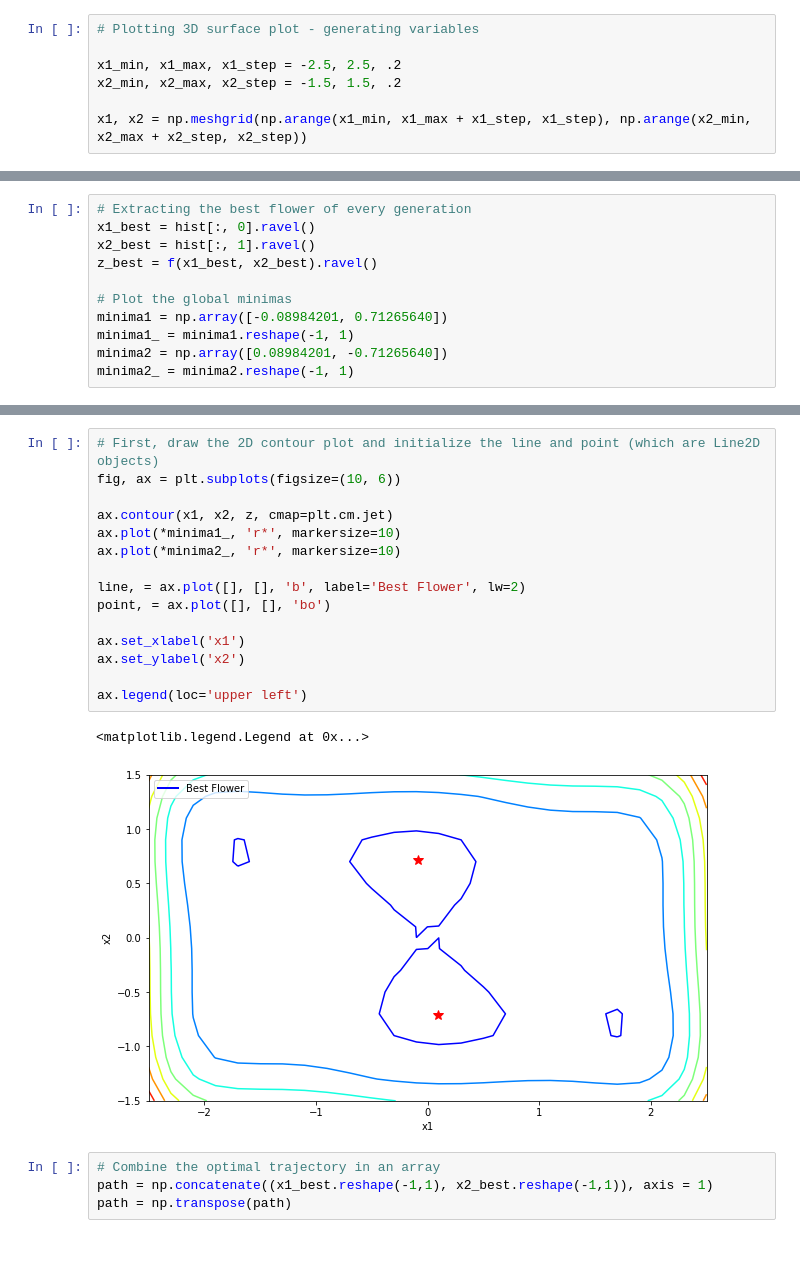
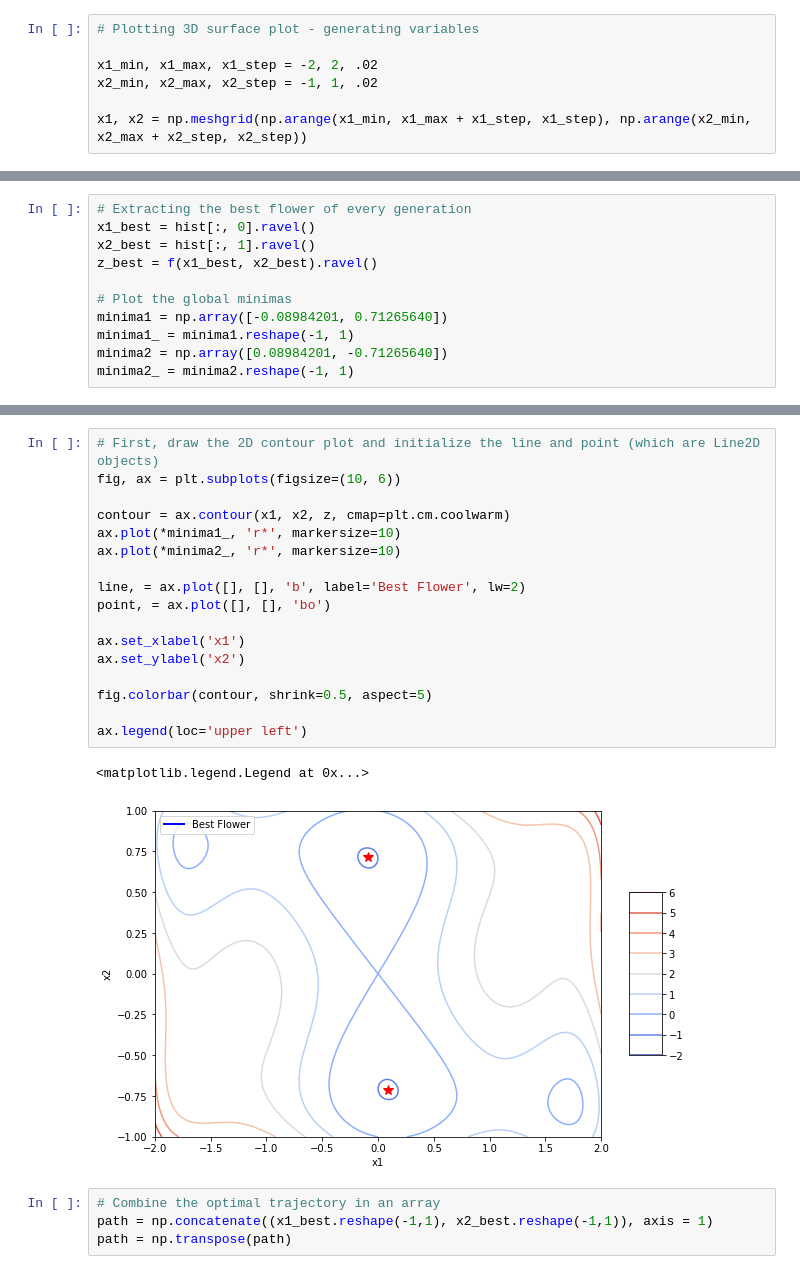
Before and after one commit to GilbertTjahjono/Flower_Pollination_Algorithm, a Jupyter notebook: Implementation_of_FPA.ipynb, the cells around one changed output, grey strips where cells are left out. Saved outputs shown, nothing was run; the diff lists cells and outputs as text.

```diff
--- a/Implementation_of_FPA.ipynb
+++ b/Implementation_of_FPA.ipynb
@@ -111,8 +111,8 @@ How close is your FPA result? Try it again using more flowers and more generatio
 # %%
 # Plotting 3D surface plot - generating variables
 
-x1_min, x1_max, x1_step = -2.5, 2.5, .2
-x2_min, x2_max, x2_step = -1.5, 1.5, .2
+x1_min, x1_max, x1_step = -2, 2, .02
+x2_min, x2_max, x2_step = -1, 1, .02
 
 x1, x2 = np.meshgrid(np.arange(x1_min, x1_max + x1_step, x1_step), np.arange(x2_min, x2_max + x2_step, x2_step))
 # %%
@@ -154,21 +156,23 @@ NameError: ignored
 # %%
 # First, draw the 2D contour plot and initialize the line and point (which are Line2D objects)
 fig, ax = plt.subplots(figsize=(10, 6))
 
-ax.contour(x1, x2, z, cmap=plt.cm.jet)
+contour = ax.contour(x1, x2, z, cmap=plt.cm.coolwarm)
 ax.plot(*minima1_, 'r*', markersize=10)
 ax.plot(*minima2_, 'r*', markersize=10)
 
 line, = ax.plot([], [], 'b', label='Best Flower', lw=2)
 point, = ax.plot([], [], 'bo')
 
 ax.set_xlabel('x1')
 ax.set_ylabel('x2')
 
+fig.colorbar(contour, shrink=0.5, aspect=5)
+
 ax.legend(loc='upper left')
 # %% [output]
 <matplotlib.legend.Legend at 0x...>
-[figure, old version]
+[figure, new version]
 # %%
 # Combine the optimal trajectory in an array
 path = np.concatenate((x1_best.reshape(-1,1), x2_best.reshape(-1,1)), axis = 1)
```
Also changed, not shown: parts of 4 cells of this notebook.
